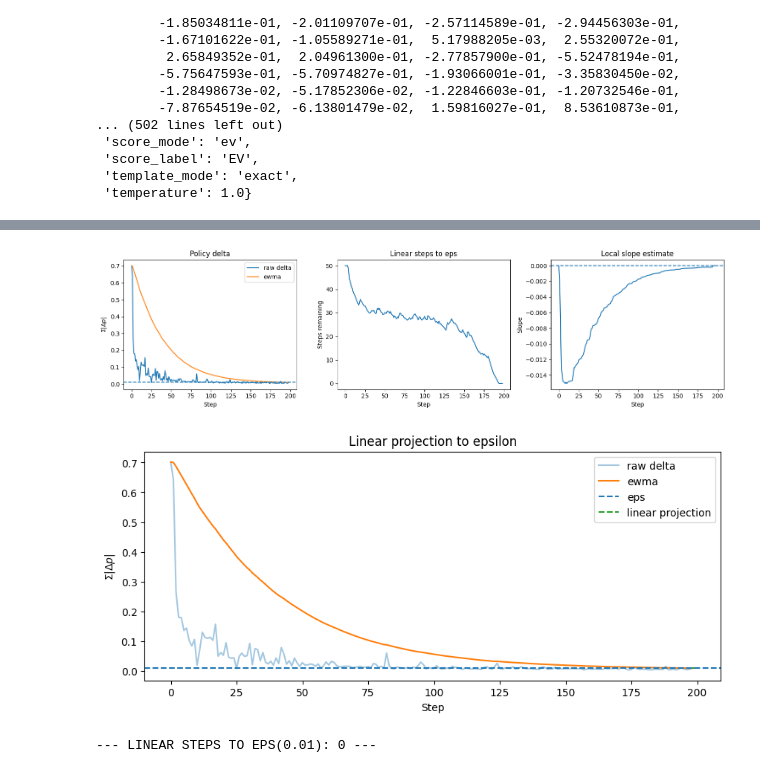
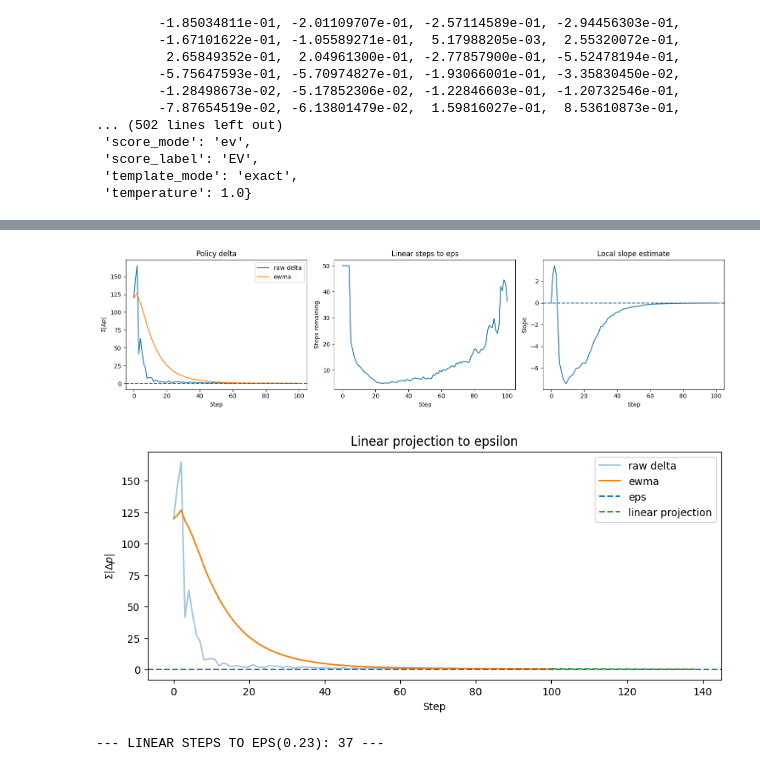
Before and after one commit to Logan-Kelsch/Structural_Regression, a Jupyter notebook: src/dev.ipynb, the cells around one changed output, grey strips where cells are left out. Cells and saved outputs as stored; diff of their text form; code cells hidden in the pictures.

```diff
--- a/src/dev.ipynb
+++ b/src/dev.ipynb
@@ -4383,35 +4127,0 @@ plt.show()
-# %%
-tmp_UCB = np.stack(g_UCBMAT, axis=0).transpose(1, 2, 0)   # (24, 23, T)
-
-d = np.abs(np.diff(tmp_UCB, axis=2))                      # delta over time
-plt.plot(d.sum(axis=(0, 1)))                              # total combined delta per step
-plt.xlabel('Step')
-plt.ylabel(r'$\Sigma |\Delta \mathrm{tmp\_UCB}|$')
-plt.show()
-
-scaled = tmp_UCB - np.max(tmp_UCB, axis=1, keepdims=True) # stabilize row-wise softmax
-exp_scaled = np.exp(scaled)
-probs = exp_scaled / np.sum(exp_scaled, axis=1, keepdims=True)
-
-import utility as util
-dp = np.abs(np.diff(probs, axis=2))                       # probability delta over time
-dp_sum = np.sum(dp, axis=(0, 1))
-
-plt.plot(dp_sum)
-plt.show()
-
-ste = np.zeros(dp_sum.shape)
-h = 0
-k = 0.05
-for i in range(dp_sum.shape[0]):
-    h = (h * np.e ** -k) + dp_sum[i]
-    ste[i] = util.steps_to_eps(h, k, 0.1)
-
-plt.plot(ste)
-plt.title('Steps to eps')
-plt.show()
-
-plt.plot(np.clip(np.diff(ste), -10, 4))
-
-if ste.size > 0:
-    print(f'--- MINIMUM STEPS TO EPS: {int(ste[-1])} ---')
@@ -4511,7 +4215,7 @@ def analyze_ucbmat_linear_convergence(
     probs = exp_scaled / np.sum(exp_scaled, axis=1, keepdims=True)
 
     # total delta in policy over time
-    dp = np.abs(np.diff(probs, axis=2))
+    dp = np.abs(np.diff(tmp_UCB, axis=2))
     dp_sum = np.sum(dp, axis=(0, 1))
 
     ste, sm, slope_hist, level_hist = steps_to_eps_linear_delta(
@@ -4590,12 +4311,12 @@ def analyze_ucbmat_linear_convergence(
 # %%
 out = analyze_ucbmat_linear_convergence(
     g_UCBMAT,
-    eps=0.01,
-    ema_alpha=0.03,
+    eps=(0.01*23),
+    ema_alpha=0.1,
     lookback=20,
     level_window=5,
 )
 # %% [output]
-[figure, old version]
+[figure, new version]
-[figure, old version]
+[figure, new version]
---- LINEAR STEPS TO EPS(0.01): 0 ---
+--- LINEAR STEPS TO EPS(0.23): 37 ---
```
Also changed, not shown: parts of 10 cells of this notebook, 4 other files.
